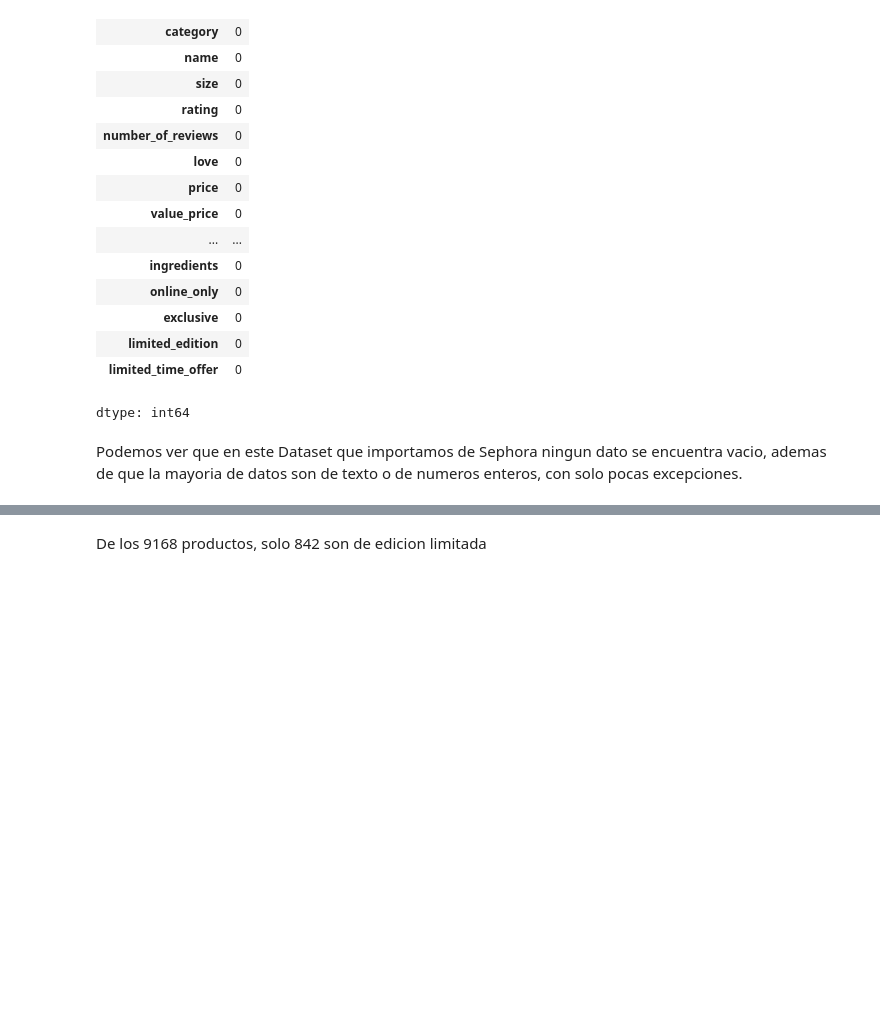
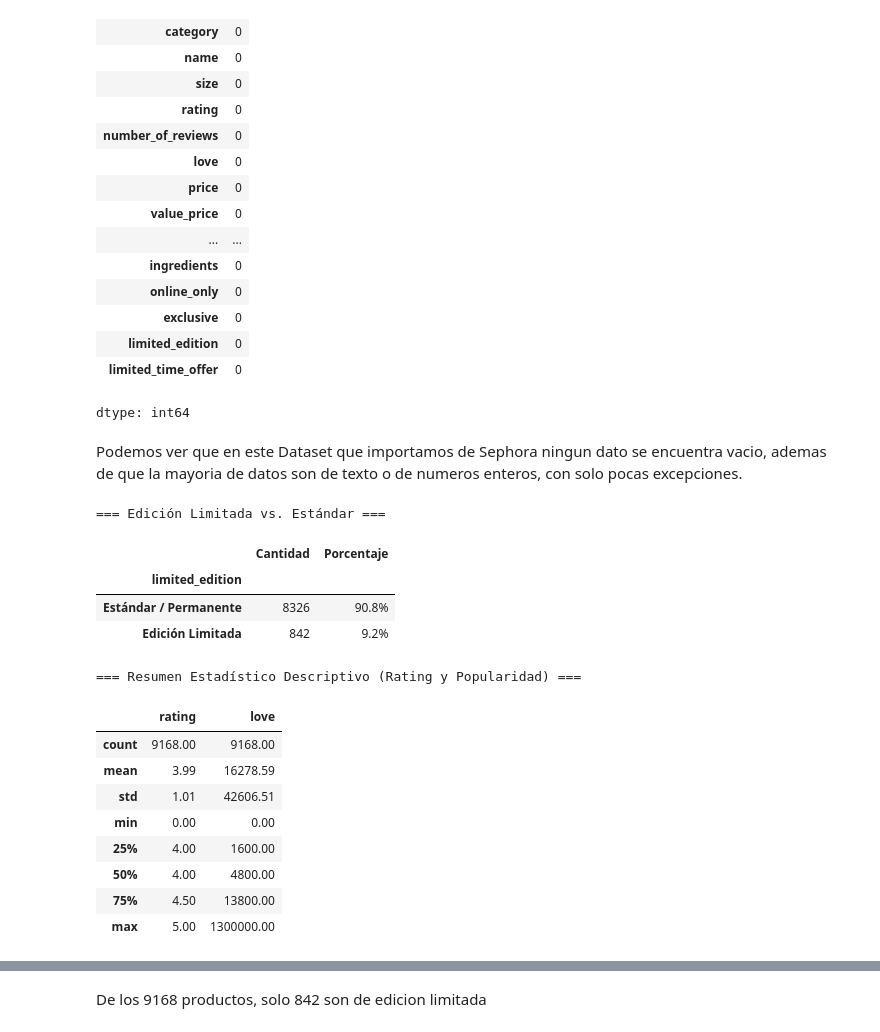
Before and after one commit to lourrosaa/TP-Grupal-Analisis, a Jupyter notebook: Copia_de_TP_analisis.ipynb, the cells around one changed output, grey strips where cells are left out. Drawn from its saved outputs; the diff is of its cells as text; code cells hidden in the pictures; blank space fills up the shorter version.

```diff
--- a/Copia_de_TP_analisis.ipynb
+++ b/Copia_de_TP_analisis.ipynb
@@ -91,6 +91,36 @@ if 'limited_edition' in df.columns:
     df['es_edicion_limitada'] = df['limited_edition'].astype(int)
 else:
     df['es_edicion_limitada'] = df['name'].str.contains('Limited Edition|Limited', case=False, na=False).astype(int)
+# %%
+print("=== Edición Limitada vs. Estándar ===")
+# Definimos un diccionario de mapeo común para evitar inconsistencias
+mapeo_indices = {1: 'Edición Limitada', 0: 'Estándar / Permanente'}
+conteo_edicion = df['limited_edition'].value_counts().rename(index=mapeo_indices)
+porcentaje_edicion = df['limited_edition'].value_counts(normalize=True).rename(index=mapeo_indices).mul(100).round(1).astype(str) + '%'
+
+# Creamos una tabla resumen del balance
+df_balance = pd.DataFrame({'Cantidad': conteo_edicion, 'Porcentaje': porcentaje_edicion})
+display(df_balance)
+
+print("\n=== Resumen Estadístico Descriptivo (Rating y Popularidad) ===\n")
+# Excluimos 'limited_edition' del describe() ya que es categórica/binaria y la mostramos arriba
+display(df[['rating', 'love']].describe().round(2))
+# %% [output]
+=== Edición Limitada vs. Estándar ===
+|  | Cantidad | Porcentaje |
+| limited_edition |  |  |
+| Estándar / Permanente | 8326 | 90.8% |
+| Edición Limitada | 842 | 9.2% |
+=== Resumen Estadístico Descriptivo (Rating y Popularidad) ===
+|  | rating | love |
+| count | 9168.00 | 9168.00 |
+| mean | 3.99 | 16278.59 |
+| std | 1.01 | 42606.51 |
+| min | 0.00 | 0.00 |
+| 25% | 4.00 | 1600.00 |
+| 50% | 4.00 | 4800.00 |
+| 75% | 4.50 | 13800.00 |
+| max | 5.00 | 1300000.00 |
 # %%
 df[["limited_edition", "rating", "love"]].describe()
 print(df[["limited_edition", "rating", "love"]].describe())
```
Also changed, not shown: parts of 4 cells of this notebook.
